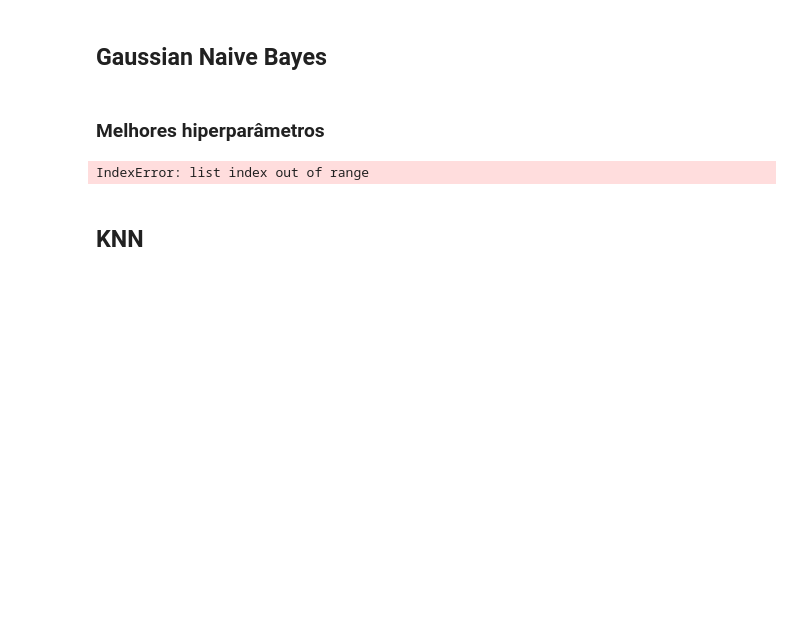
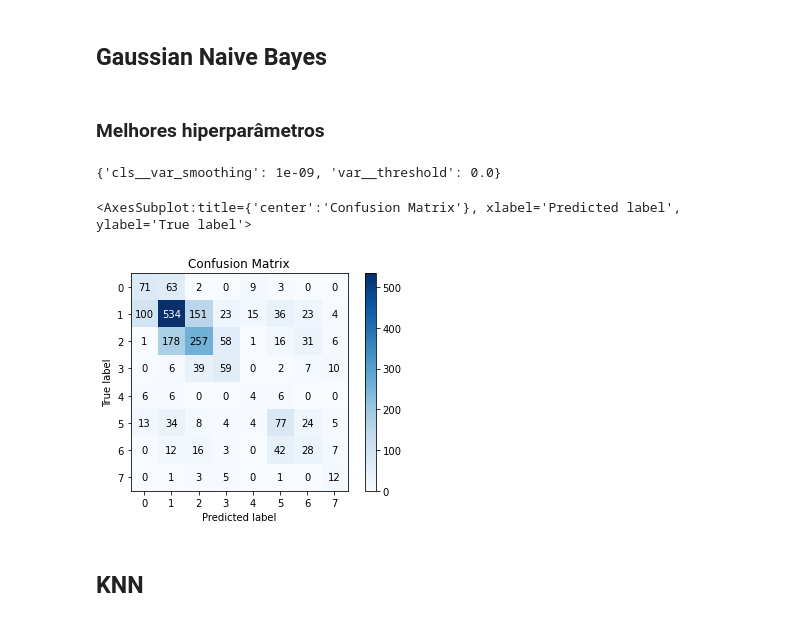
Before and after one commit to pedroernesto00/-CK0223---Mineracao-de-Dados---Trabalho-Final, a Jupyter notebook: Checkpoint #3.ipynb, the cells around one changed output. Cells and saved outputs as stored; diff of their text form; code cells hidden in the pictures; blank space fills up the shorter version.

Commit message:
Run classifier test, need to improve

```diff
--- a/Checkpoint #3.ipynb
+++ b/Checkpoint #3.ipynb
@@ -114,36 +115,38 @@ y = encoded_df['Customer_Class']
 
 X_train, X_test, y_train, y_test = train_test_split(X, y, test_size=0.2)
 
-def best_estimator(cls, params, cv=10):
-    pipe = Pipeline(steps=[('scale', StandardScaler()), ('cls', cls)])
+def best_estimator(cls, params, cv=5):
+    pipe = Pipeline(steps=[('scale', StandardScaler()),
+                           ('var', VarianceThreshold()),
+                           ('cls', cls)])
     gs = GridSearchCV(estimator=pipe,
                   param_grid=params,
                   cv=cv,
-                  n_jobs=2)
+                  n_jobs=5)
 
     gs.fit(X_train, y_train)
     return gs
 # %%
-param_range = [0.0001, 0.001, 0.01, 0.1, 1.0, 10.0, 100.0, 1000.0]
+param_range = [0.01, 0.1, 1.0, 10.0, 100.0, 1000.0]
 lr_param = {
             'cls__fit_intercept' : [True, False],
             'cls__solver' : ['newton-cg', 'lbfgs', 'liblinear', 'sag', 'saga'],
             'cls__C' : param_range
 }
 
-svc_param = {
+'''svc_param = {
             'cls__C' : param_range,
             'cls__kernel' : ['linear', 'poly', 'rbf', 'sigmoid'],
             'cls__degree': [_ for _ in range (3, 8)],
             'cls__decision_function_shape' : ['ovo', 'ovr']
-}
+}'''
 
 gnb_param = {
             'cls__var_smoothing' : [10**-9]
 }
 
 knn_param = {
-            'cls__n_neighbors' : [_ for _ in range(2,16)],
+            'cls__n_neighbors' : [_ for _ in range(2,11)],
             'cls__weights' : ['uniform', 'distance'],
             'cls__algorithm' : ['auto', 'ball_tree', 'kd_tree', 'brute']
 }
@@ -151,13 +154,18 @@ knn_param = {
 rf_param = {
             'cls__n_estimators' : [_ for _ in range(5, 20, 5)],
             'cls__criterion' : ['gini', 'entropy'],
-            'cls__max_depth' : [_ for _ in range(2, 16, 2)],
+            'cls__max_depth' : [_ for _ in range(2, 11, 2)],
             'cls__min_samples_split' : [_ for _ in range(2,6)],
             'cls__min_samples_leaf' : [_ for _ in range(1, 5)],
             'cls__max_features' : ['auto', 'sqrt', 'log2']
 }
 # %%
-models = [(LogisticRegression(), lr_param), (SVC(), svc_param), (GaussianNB(), gnb_param), (KNeighborsClassifier(), knn_param), (RandomForestClassifier(), rf_param)]
+models = [(LogisticRegression(), lr_param), #(SVC(), svc_param),
+          (GaussianNB(), gnb_param), (KNeighborsClassifier(), knn_param),
+          (RandomForestClassifier(), rf_param)]
+
+for model in models:
+    model[1]['var__threshold'] = np.linspace(0, 0.2, 5)
 # %%
 models_gs = []
 
@@ -191,23 +202,20 @@ IndexError: list index out of range
-# %%
-svc = models_gs[1]
-svc.best_estimator_.fit(X_train, y_train)
-svc_pred = svc.best_estimator_.predict(X_test)
-
-skplt.metrics.plot_confusion_matrix(y_test, svc_pred)
 # %% [markdown]
 ## Gaussian Naive Bayes
 # %% [markdown]
 ### Melhores hiperparâmetros
-# %%
-models_gs[2].best_params
-# %% [output]
-IndexError: list index out of range
+# %%
+models_gs[1].best_params_
+# %% [output]
+{'cls__var_smoothing': 1e-09, 'var__threshold': 0.0}
 # %%
-gnb = models_gs[2]
+gnb = models_gs[1]
 gnb.best_estimator_.fit(X_train, y_train)
 gnb_pred = gnb.best_estimator_.predict(X_test)
 
 skplt.metrics.plot_confusion_matrix(y_test, gnb_pred)
+# %% [output]
+<AxesSubplot:title={'center':'Confusion Matrix'}, xlabel='Predicted label', ylabel='True label'>
+[figure, added]
 # %% [markdown]
 ## KNN
 # %% [markdown]
```
Also changed, not shown: parts of 16 cells of this notebook.
